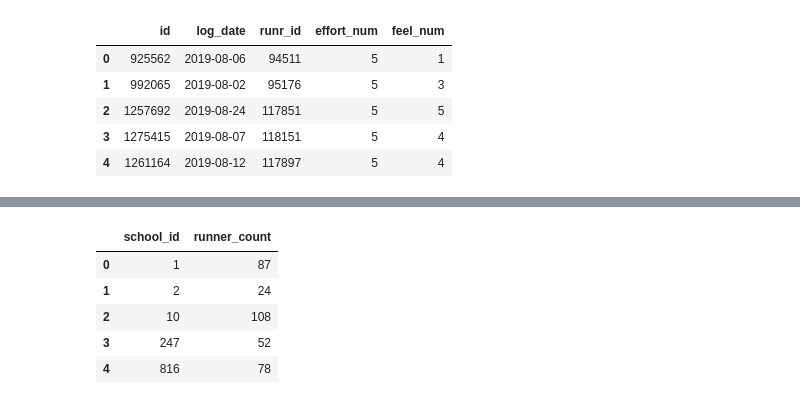
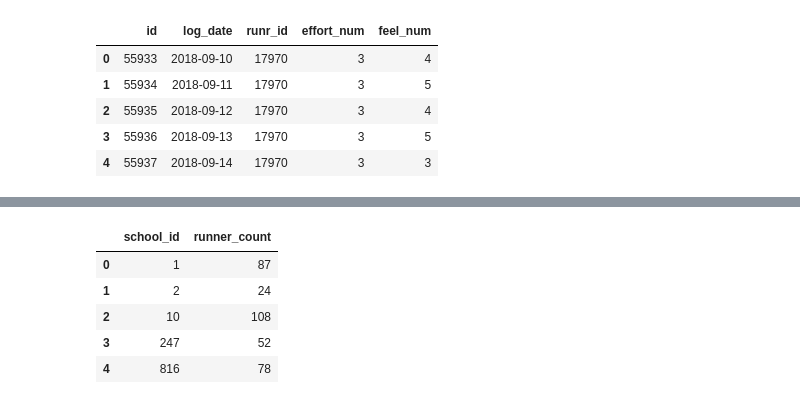
Before and after one commit to DRBrenner/race_performance_final, a Jupyter notebook: transform_data.ipynb, the cells around one changed output, grey strips where cells are left out. Drawn from its saved outputs; the diff is of its cells as text; code cells hidden in the pictures.

```diff
--- a/transform_data.ipynb
+++ b/transform_data.ipynb
@@ -16,5 +13,5 @@ connection = engine.connect()
 # %%
 #Import data into pandas dataframes
 
-log_df = pd.read_sql('select * from mini_training_log',connection)
-log_df.head()
+log_9 = pd.read_sql('select * from log_9',connection)
+#log_9.head()
@@ -28,11 +18,11 @@ log_df.head()
 # %%
 # Change misnamed "runir_id" to "runr_id"
-log_df = log_df.rename(columns = {"runir_id":"runr_id"})
-log_df.head(5)
+log_9 = log_9.rename(columns = {"runir_id":"runr_id"})
+log_9.head(5)
 # %% [output]
 |  | id | log_date | runr_id | effort_num | feel_num |
-| 0 | 925562 | 2019-08-06 | 94511 | 5 | 1 |
-| 1 | 992065 | 2019-08-02 | 95176 | 5 | 3 |
-| 2 | 1257692 | 2019-08-24 | 117851 | 5 | 5 |
-| 3 | 1275415 | 2019-08-07 | 118151 | 5 | 4 |
-| 4 | 1261164 | 2019-08-12 | 117897 | 5 | 4 |
+| 0 | 55933 | 2018-09-10 | 17970 | 3 | 4 |
+| 1 | 55934 | 2018-09-11 | 17970 | 3 | 5 |
+| 2 | 55935 | 2018-09-12 | 17970 | 3 | 4 |
+| 3 | 55936 | 2018-09-13 | 17970 | 3 | 5 |
+| 4 | 55937 | 2018-09-14 | 17970 | 3 | 3 |
```
Also changed, not shown: parts of 26 cells of this notebook, 1 other file.
